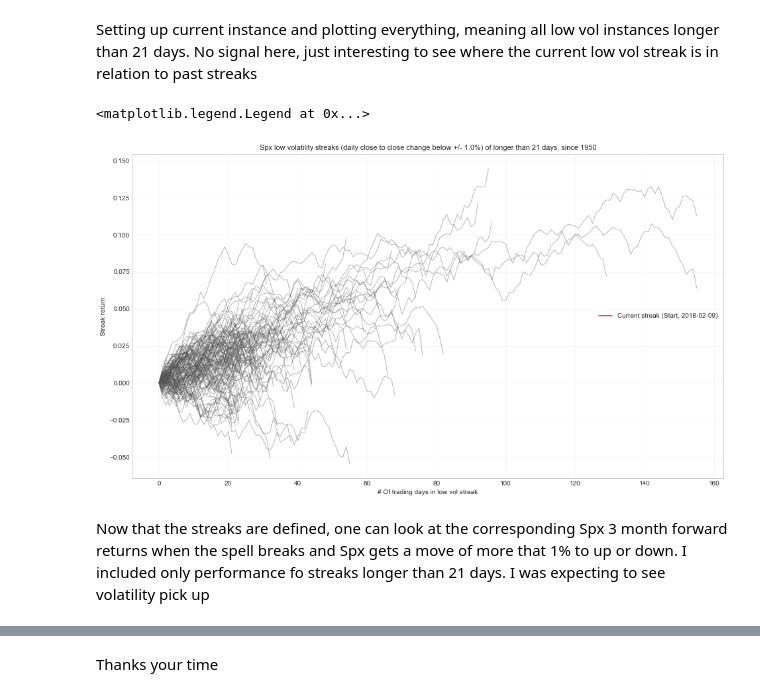
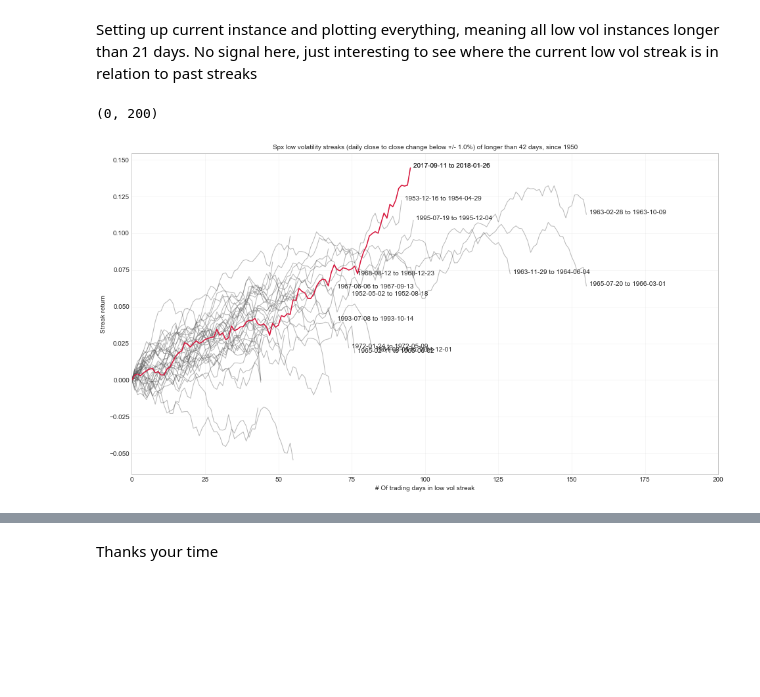
Before and after one commit to Darellblg/VoodooMarkets, a Jupyter notebook: BlogSpyPctRangeUpdate.ipynb, the cells around one changed output, grey strips where cells are left out. Saved outputs shown, nothing was run; the diff lists cells and outputs as text; code cells hidden in the pictures; blank space fills up the shorter version.

```diff
--- a/BlogSpyPctRangeUpdate.ipynb
+++ b/BlogSpyPctRangeUpdate.ipynb
@@ -14,8 +14,7 @@ plt.rcParams.update({"figure.figsize":(16, 9), "grid.alpha":0.21})
 # https://finance.yahoo.com/quote/^GSPC/history?period1=-630986400&period2=1516572000&interval=1d&filter=history&frequency=1d
 spx = pd.read_csv("../Data/^GSPC.csv", index_col="Date")
 spx.index = pd.to_datetime(spx.index, format="%Y-%m-%d")
+spx.index = spx.index.map(lambda x: x.strftime("%Y-%m-%d"))
 spx["pct"] = spx["Close"].pct_change()
 #spx = spx[["Close", "pct"]]
 spx.dropna(inplace=True)
-
-vol_threshold = 0.01
@@ -41,6 +23,8 @@ Lets look at the previous low volatility streaks. Setting up the streak instance
 # %%
 spx_reset = spx.copy().reset_index()
 instances = pd.DataFrame(index=spx_reset.index)
+
+vol_threshold = 0.01
 
 start_index = None
 for index, row in spx_reset.iterrows():
@@ -53,28 +37,32 @@ for index, row in spx_reset.iterrows():
     if abs_ret > vol_threshold and abs_ret_yest <= vol_threshold:
         rets = spx_reset["pct"].loc[start_index:index]
         rets.iloc[:1] = 0
-        instances[index] = rets.reset_index(drop=True)
+        col_name = str("{} to {}").format(spx.index[start_index], spx.index[index])
+        instances[col_name] = rets.reset_index(drop=True)
         start_index = None
 
 instances.dropna(inplace=True, how="all")
 # %% [markdown]
 Setting up current instance and plotting everything, meaning all low vol instances longer than 21 days. No signal here, just interesting to see where the current low vol streak is in relation to past streaks
 # %%
-curr_instance = spx["pct"].loc[latest_instance.name:].reset_index(drop=True)
-curr_instance[:1] = 0
+curr_instance = instances.iloc[:, -4].dropna()
+latest_instance_range = instances.columns[-4]
 
-for index, col in instances.iteritems():
-    rets = col.dropna()
-    if len(rets) > 21:
+for col, vals in instances.iteritems():
+    rets = vals.dropna()
+    if len(rets) > 42:
         plt.plot(rets.cumsum(), color="#555555", alpha=0.42, linewidth=1, label="_nolegend_")
 
-plt.plot(curr_instance.cumsum(), color="crimson", label="Current streak (Start, {})".format(str(latest_instance.name)[:10]))
-plt.title("Spx low volatility streaks (daily close to close change below +/- {}%) of longer than 21 days, since 1950".format(vol_threshold*100), fontsize=11)
+    if len(rets) > 69:
+        plt.text(rets.index[-1]+1, rets.cumsum().iloc[-1], col)
+
+plt.plot(curr_instance.cumsum(), color="crimson", label="_nolegend_")
+plt.text(curr_instance.index[-1]+1, curr_instance.cumsum().iloc[-1], latest_instance_range)
+plt.title("Spx low volatility streaks (daily close to close change below +/- {}%) of longer than 42 days, since 1950".format(vol_threshold*100), fontsize=10)
 plt.xlabel("# Of trading days in low vol streak")
 plt.ylabel("Streak return")
 plt.legend(loc="center right")
+plt.xlim(0, 200)
 # %% [output]
-<matplotlib.legend.Legend at 0x...>
+(0, 200)
-[figure, old version]
+[figure, new version]
-# %% [markdown]
-Now that the streaks are defined, one can look at the corresponding Spx 3 month forward returns when the spell breaks and Spx gets a move of more that 1% to up or down. I included only performance fo streaks longer than 21 days. I was expecting to see volatility pick up
```
Also changed, not shown: parts of 4 cells of this notebook.
